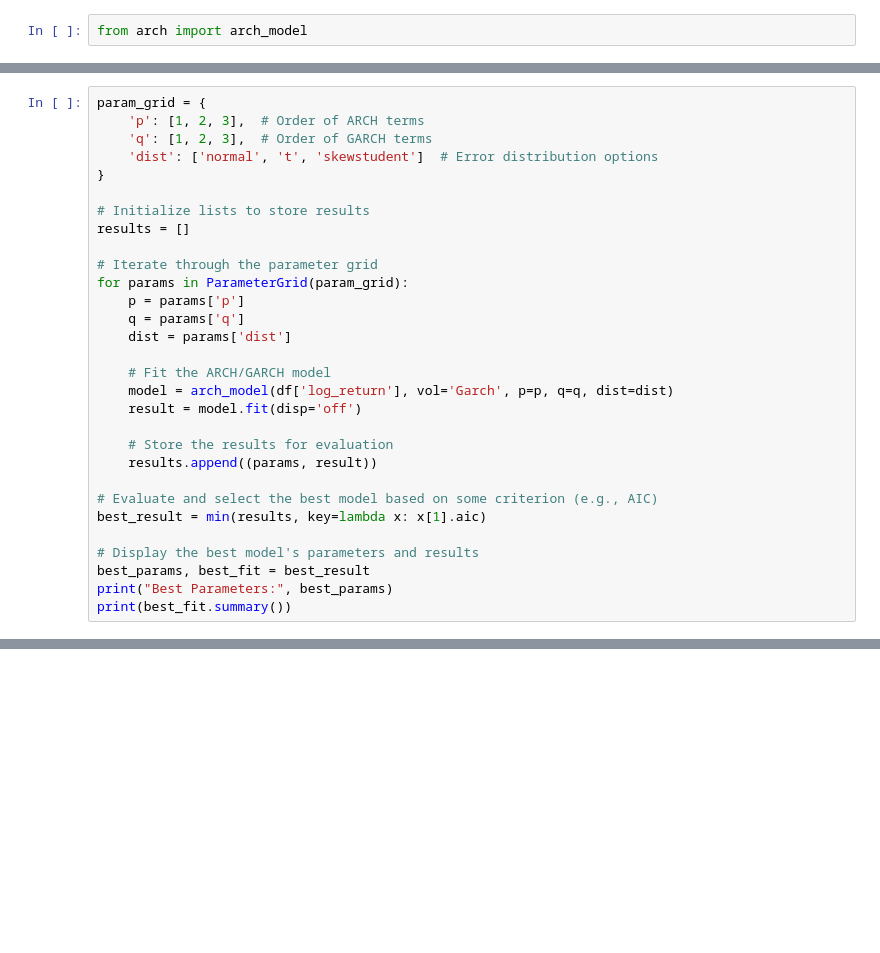
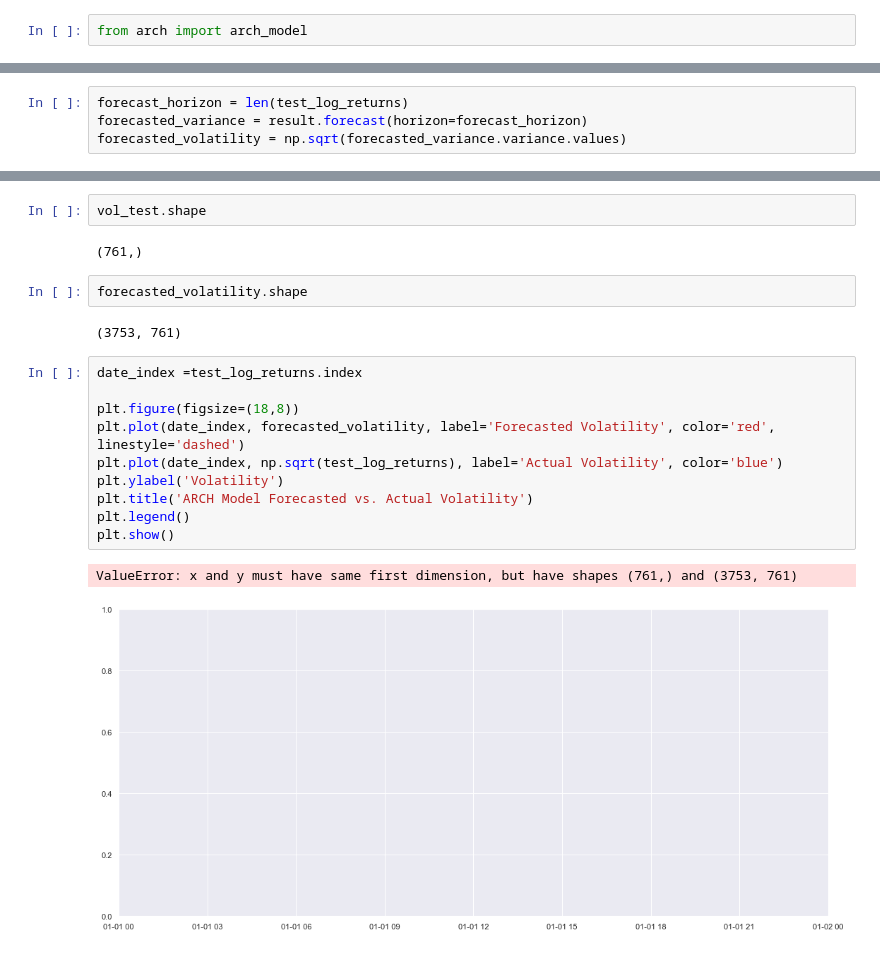
Before and after one commit to AkshayPethe/Nifty_Analysis, a Jupyter notebook: Time Series Predictions.ipynb, the cells around one changed output, grey strips where cells are left out. Cells and saved outputs as stored; diff of their text form; blank space fills up the shorter version.

```diff
--- a/Time Series Predictions.ipynb
+++ b/Time Series Predictions.ipynb
@@ -299,30 +273,0 @@ from sklearn.model_selection import ParameterGrid
-# %%
-param_grid = {
-    'p': [1, 2, 3],  # Order of ARCH terms
-    'q': [1, 2, 3],  # Order of GARCH terms
-    'dist': ['normal', 't', 'skewstudent']  # Error distribution options
-}
-
-# Initialize lists to store results
-results = []
-
-# Iterate through the parameter grid
-for params in ParameterGrid(param_grid):
-    p = params['p']
-    q = params['q']
-    dist = params['dist']
-
-    # Fit the ARCH/GARCH model
-    model = arch_model(df['log_return'], vol='Garch', p=p, q=q, dist=dist)
-    result = model.fit(disp='off')
-
-    # Store the results for evaluation
-    results.append((params, result))
-
-# Evaluate and select the best model based on some criterion (e.g., AIC)
-best_result = min(results, key=lambda x: x[1].aic)
-
-# Display the best model's parameters and results
-best_params, best_fit = best_result
-print("Best Parameters:", best_params)
-print(best_fit.summary())
@@ -370,0 +274,4 @@ See scipy.optimize.fmin_slsqp for code meaning.
+# %%
+forecast_horizon = len(test_log_returns)
+forecasted_variance = result.forecast(horizon=forecast_horizon)
+forecasted_volatility = np.sqrt(forecasted_variance.variance.values)
@@ -370,0 +294,21 @@ See scipy.optimize.fmin_slsqp for code meaning.
+# %%
+vol_test.shape
+# %% [output]
+(761,)
+# %%
+forecasted_volatility.shape
+# %% [output]
+(3753, 761)
+# %%
+date_index =test_log_returns.index
+
+plt.figure(figsize=(18,8))
+plt.plot(date_index, forecasted_volatility, label='Forecasted Volatility', color='red', linestyle='dashed')
+plt.plot(date_index, np.sqrt(test_log_returns), label='Actual Volatility', color='blue')
+plt.ylabel('Volatility')
+plt.title('ARCH Model Forecasted vs. Actual Volatility')
+plt.legend()
+plt.show()
+# %% [output]
+ValueError: x and y must have same first dimension, but have shapes (761,) and (3753, 761)
+[figure, added]
```
Also changed, not shown: parts of 15 cells of this notebook, 2 other files.
